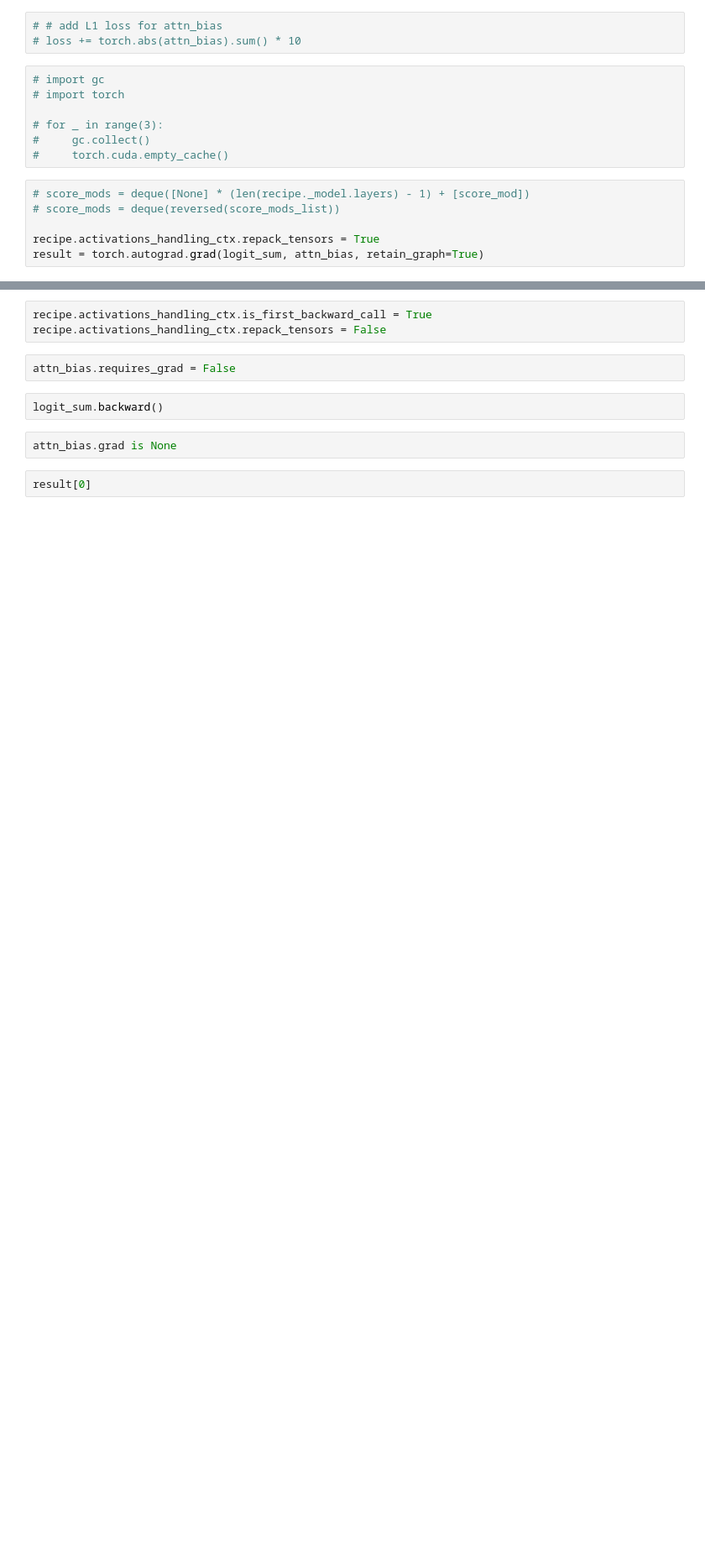
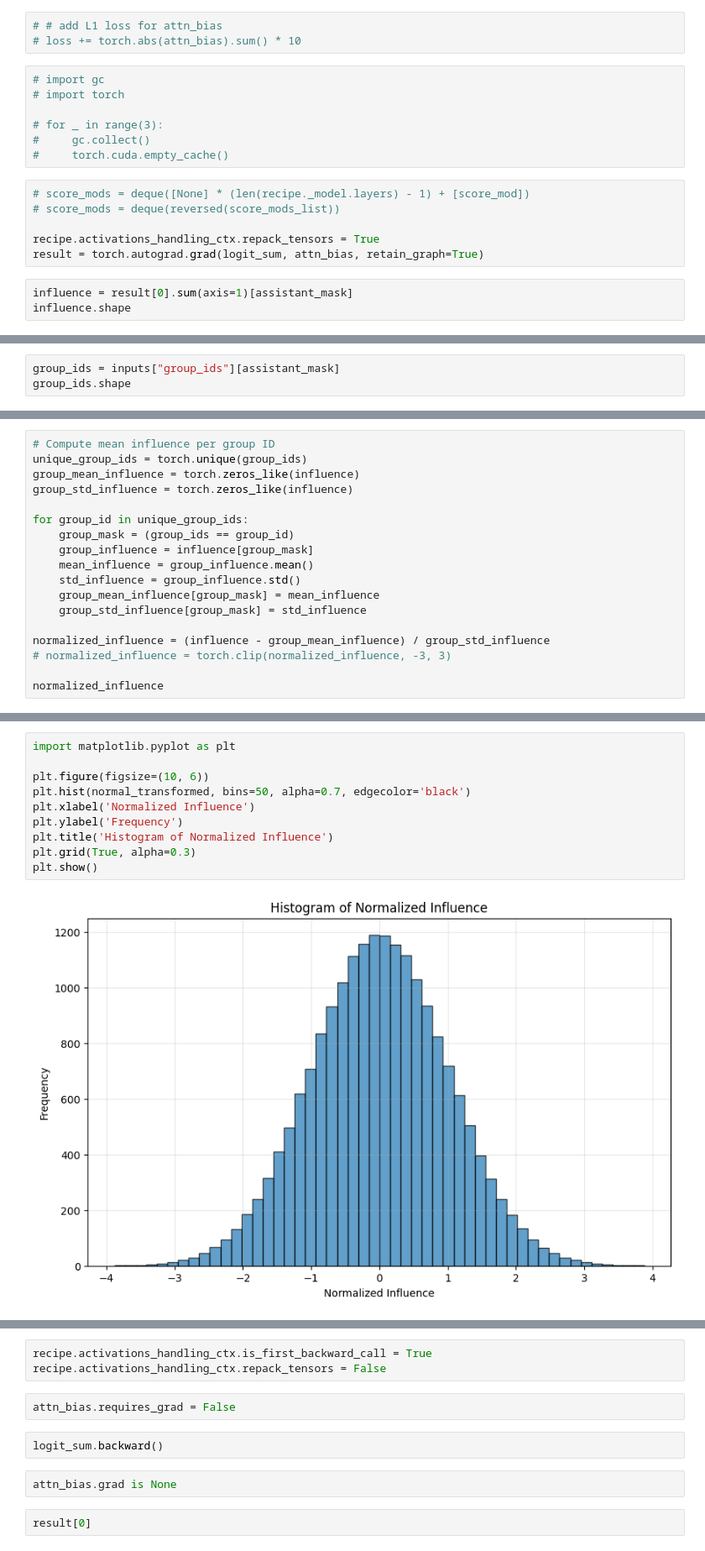
Before and after one commit to xde-mcp/ART, a Jupyter notebook: dev/causality.ipynb, the cells around one changed output, grey strips where cells are left out. Shown at 84% size. Drawn from its saved outputs; the diff is of its cells as text; blank space fills up the shorter version.

```diff
--- a/dev/causality.ipynb
+++ b/dev/causality.ipynb
@@ -265,3 +329,6 @@ new_logprobs.shape
 
 recipe.activations_handling_ctx.repack_tensors = True
 result = torch.autograd.grad(logit_sum, attn_bias, retain_graph=True)
+# %%
+influence = result[0].sum(axis=1)[assistant_mask]
+influence.shape
@@ -267,0 +337,3 @@ result = torch.autograd.grad(logit_sum, attn_bias, retain_graph=True)
+# %%
+group_ids = inputs["group_ids"][assistant_mask]
+group_ids.shape
@@ -267,0 +342,18 @@ result = torch.autograd.grad(logit_sum, attn_bias, retain_graph=True)
+# %%
+# Compute mean influence per group ID
+unique_group_ids = torch.unique(group_ids)
+group_mean_influence = torch.zeros_like(influence)
+group_std_influence = torch.zeros_like(influence)
+
+for group_id in unique_group_ids:
+    group_mask = (group_ids == group_id)
+    group_influence = influence[group_mask]
+    mean_influence = group_influence.mean()
+    std_influence = group_influence.std()
+    group_mean_influence[group_mask] = mean_influence
+    group_std_influence[group_mask] = std_influence
+
+normalized_influence = (influence - group_mean_influence) / group_std_influence
+# normalized_influence = torch.clip(normalized_influence, -3, 3)
+
+normalized_influence
@@ -267,0 +432,12 @@ result = torch.autograd.grad(logit_sum, attn_bias, retain_graph=True)
+# %%
+import matplotlib.pyplot as plt
+
+plt.figure(figsize=(10, 6))
+plt.hist(normal_transformed, bins=50, alpha=0.7, edgecolor='black')
+plt.xlabel('Normalized Influence')
+plt.ylabel('Frequency')
+plt.title('Histogram of Normalized Influence')
+plt.grid(True, alpha=0.3)
+plt.show()
+# %% [output]
+[figure, added]
```
Also changed, not shown: parts of 16 cells of this notebook.
